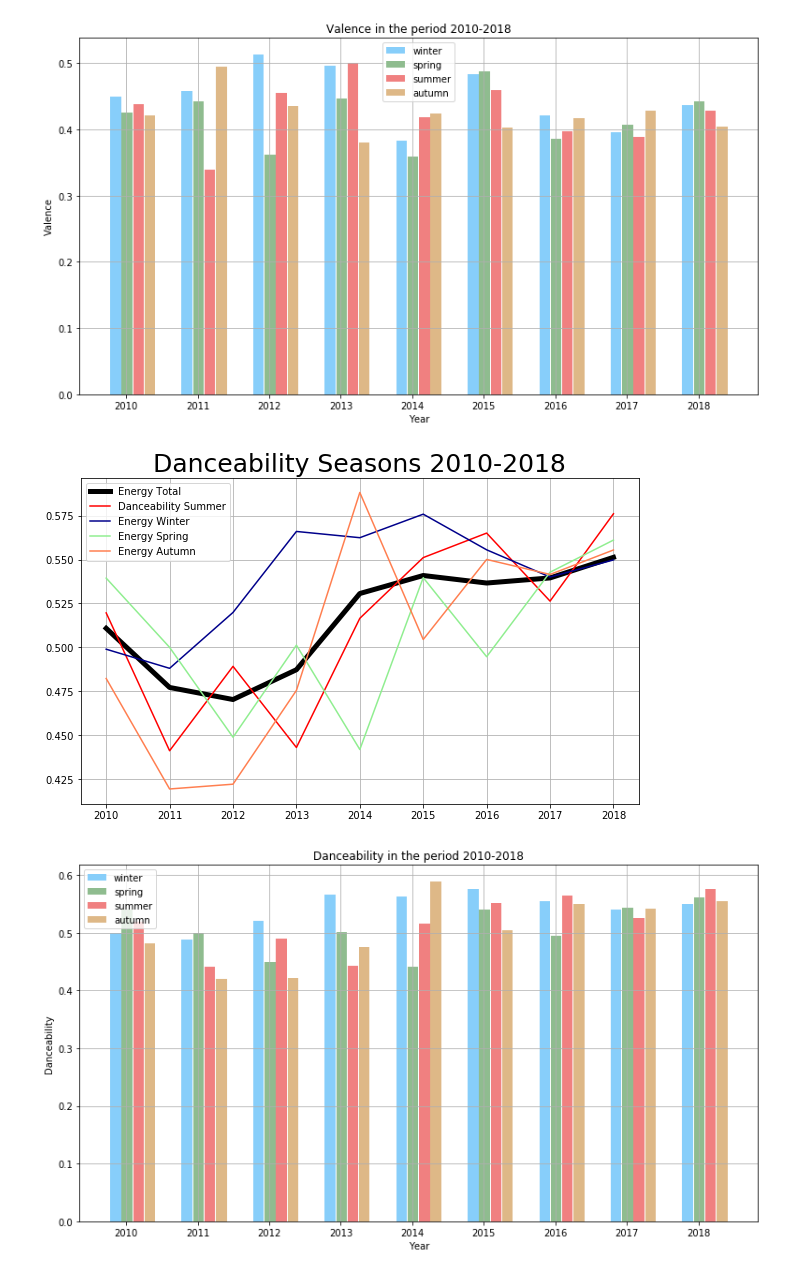
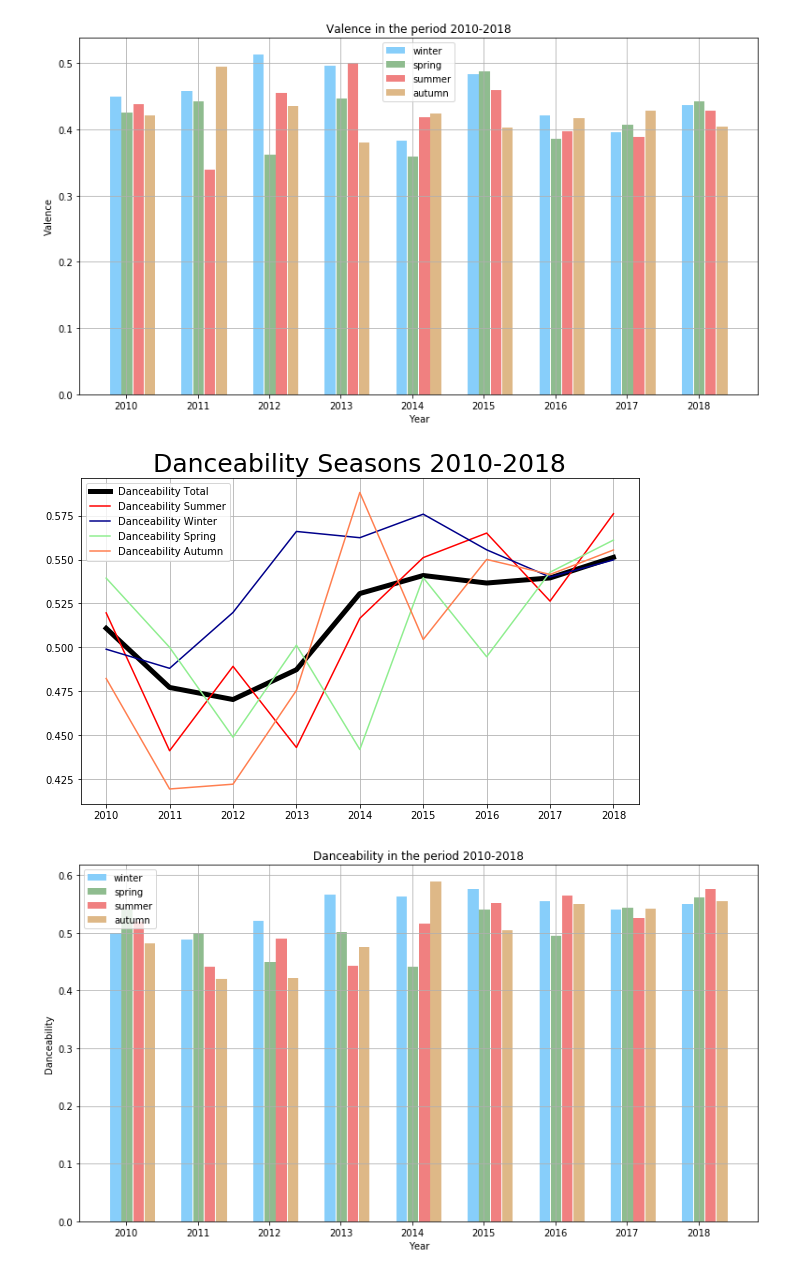
Before and after one commit to AndresMontero/Project, a Jupyter notebook: src/main.ipynb, the cells around one changed output. Cells and saved outputs as stored; diff of their text form; code cells hidden in the pictures.

Commit message:
labels fix_2

```diff
--- a/src/main.ipynb
+++ b/src/main.ipynb
@@ -1005,38 +1005,38 @@ plot_function_seasons(summary_valence_2010,'Valence',period='2010-2018')
 tracks_albums_summer_2010_year_mean = tracks_albums_summer_2010_year.groupby('year').mean()
 tracks_albums_summer_2010_year_mean_danceability= tracks_albums_summer_2010_year_mean[['danceability']]
 
 #winter
 tracks_albums_winter_2010_year_mean = tracks_albums_winter_2010_year.groupby('year').mean()
 tracks_albums_winter_2010_year_mean_danceability = tracks_albums_winter_2010_year_mean[['danceability']]
 
 #spring
 tracks_albums_spring_2010_year_mean = tracks_albums_spring_2010_year.groupby('year').mean()
 tracks_albums_spring_2010_year_mean_danceability = tracks_albums_spring_2010_year_mean[['danceability']]
 
 #autumn
 tracks_albums_autumn_2010_year_mean = tracks_albums_autumn_2010_year.groupby('year').mean()
 tracks_albums_autumn_2010_year_mean_danceability = tracks_albums_autumn_2010_year_mean[['danceability']]
 
 #total
 tracks_albums_total_2010_mean = tracks_albums_total_2010_year.groupby('year').mean()
 tracks_albums_total_2010_mean_valence = tracks_albums_total_2010_mean[['danceability']]
 
 def danceability_seasons_10_18():
     plt.grid()
     sns.lineplot(data=tracks_albums_total_2010_mean_valence["danceability"],
-                 color="black", label="Energy Total", linewidth=5)
+                 color="black", label="Danceability Total", linewidth=5)
     sns.lineplot(data=tracks_albums_summer_2010_year_mean_danceability["danceability"],
                  color="red", label="Danceability Summer")
     sns.lineplot(data=tracks_albums_winter_2010_year_mean_danceability["danceability"],
-                 color="darkblue", label="Energy Winter")
+                 color="darkblue", label="Danceability Winter")
     sns.lineplot(data=tracks_albums_spring_2010_year_mean_danceability["danceability"],
-                 color="lightgreen", label="Energy Spring")
+                 color="lightgreen", label="Danceability Spring")
     return sns.lineplot(data=tracks_albums_autumn_2010_year_mean_danceability["danceability"],
-                        color="coral", label="Energy Autumn")
+                        color="coral", label="Danceability Autumn")
 
 std_plot(danceability_seasons_10_18, title='Danceability Seasons 2010-2018')
 # %% [output]
-[figure, old version]
+[figure, new version]
 # %%
 summary_danceability_2010=pd.merge(pd.merge(tracks_albums_summer_2010_year_mean_danceability,tracks_albums_winter_2010_year_mean_danceability , on='year'),
         pd.merge(tracks_albums_spring_2010_year_mean_danceability,tracks_albums_autumn_2010_year_mean_danceability , on='year'),on='year')
```
Also changed, not shown: parts of 8 cells of this notebook, 10 other files.
